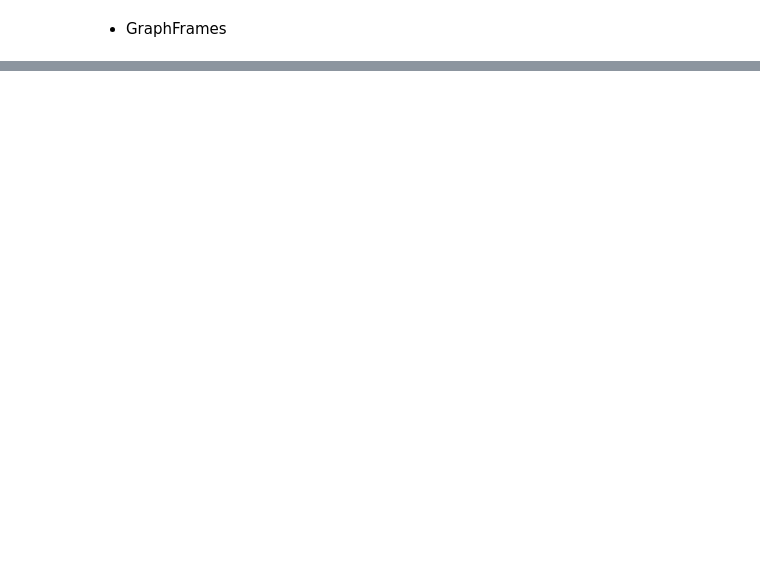
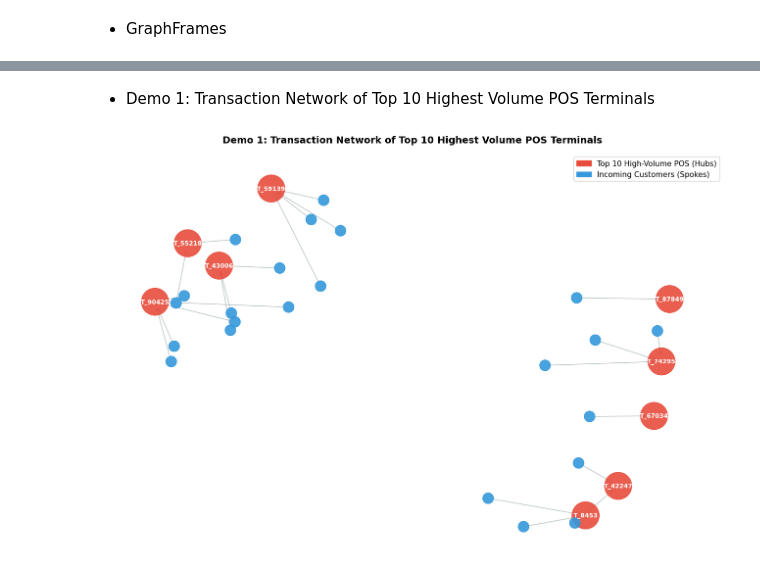
Before and after one commit to thanhnhat31/big-data.group-3.msa29hcm, a Jupyter notebook: notebooks/04_Spark_GraphFrame_Demo.ipynb, the cells around one changed output, grey strips where cells are left out. Saved outputs shown, nothing was run; the diff lists cells and outputs as text; code cells hidden in the pictures; blank space fills up the shorter version.

```diff
--- a/notebooks/04_Spark_GraphFrame_Demo.ipynb
+++ b/notebooks/04_Spark_GraphFrame_Demo.ipynb
@@ -841,0 +572,63 @@ if 'result_lpa' in globals():
+# %% [markdown]
+- Demo 1: Transaction Network of Top 10 Highest Volume POS Terminals
+# %%
+import networkx as nx
+import matplotlib.pyplot as plt
+import matplotlib.patches as mpatches
+from pyspark.sql.functions import col, desc
+
+# 1. Lấy danh sách ID của Top 10 POS terminals có inDegree cao nhất từ Demo 1
+top_10_pos_df = gf_indegree.orderBy(desc("inDegree")).limit(10)
+top_10_pos_ids = [row['id'] for row in top_10_pos_df.collect()]
+
+# 2. Lọc các giao dịch hướng tới Top 10 máy POS này
+# (Lấy mẫu ngẫu nhiên khoảng 80-100 giao dịch để sơ đồ không bị rối mắt)
+top_edges = edges.filter(col("dst").isin(top_10_pos_ids)) \
+                 .select("src", "dst") \
+                 .sample(withReplacement=False, fraction=0.01, seed=42) \
+                 .limit(100) \
+                 .collect()
+
+# 3. Tạo đồ thị có hướng (DiGraph) với NetworkX
+G_top10 = nx.DiGraph()
+
+for row in top_edges:
+    customer = row['src']
+    pos_terminal = row['dst']
+    G_top10.add_edge(customer, pos_terminal)
+
+# 4. Phân loại màu sắc và kích thước nút
+node_colors = []
+node_sizes = []
+
+for node in G_top10.nodes():
+    if node in top_10_pos_ids:
+        node_colors.append('#e74c3c') # Đỏ nổi bật cho Top 10 POS Hubs
+        node_sizes.append(1600)
+    else:
+        node_colors.append('#3498db') # Xanh dương cho Customers
+        node_sizes.append(250)
+
+# 5. Tiến hành hiển thị mạng lưới
+plt.figure(figsize=(13, 9))
+pos = nx.spring_layout(G_top10, seed=42, k=0.35)
+
+# Vẽ nút và cạnh
+nx.draw_networkx_nodes(G_top10, pos, node_color=node_colors, node_size=node_sizes, alpha=0.9)
+nx.draw_networkx_edges(G_top10, pos, arrowstyle='->', arrowsize=12, edge_color='#95a5a6', alpha=0.6, width=1.2)
+
+# Chỉ hiển thị tên cho Top 10 máy POS để màn hình gọn gàng
+pos_labels = {n: n for n in G_top10.nodes() if n in top_10_pos_ids}
+nx.draw_networkx_labels(G_top10, pos, labels=pos_labels, font_size=9, font_weight='bold', font_color='white')
+
+# Bảng chú thích (Legend)
+pos_patch = mpatches.Patch(color='#e74c3c', label='Top 10 High-Volume POS (Hubs)')
+cust_patch = mpatches.Patch(color='#3498db', label='Incoming Customers (Spokes)')
+plt.legend(handles=[pos_patch, cust_patch], loc='upper right', fontsize=11)
+
+plt.title('Demo 1: Transaction Network of Top 10 Highest Volume POS Terminals', fontsize=14, fontweight='bold', pad=15)
+plt.axis('off')
+plt.tight_layout()
+plt.show()
+# %% [output]
+[figure, added]
```
Also changed, not shown: parts of 56 cells of this notebook, 2 other files.
